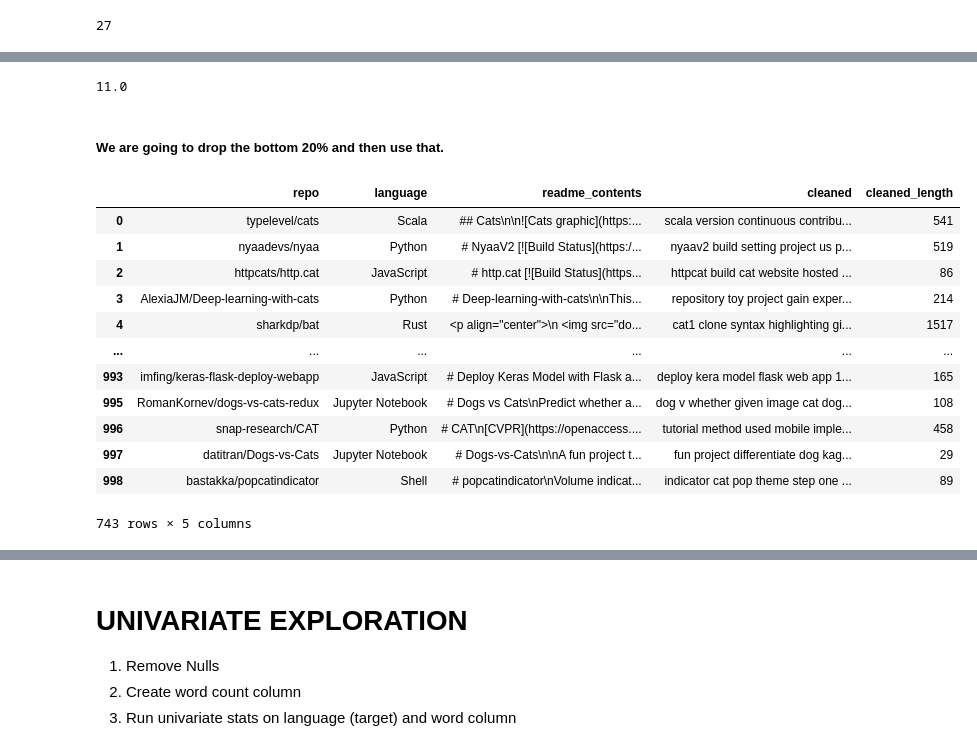
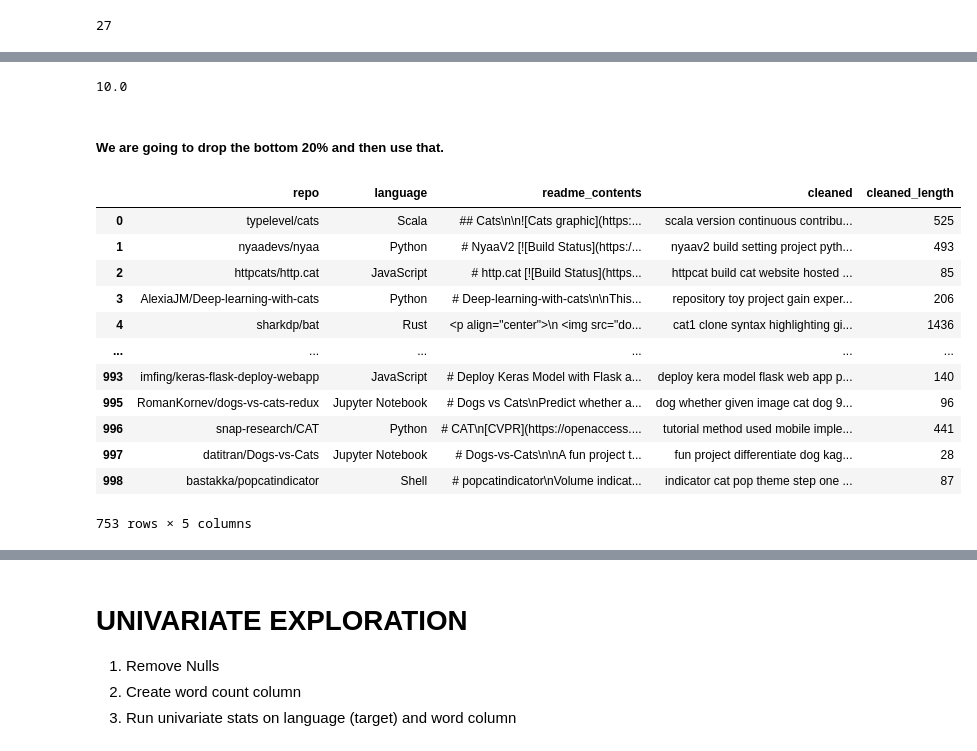
Before and after one commit to laskowski-maggard-miller/nlp_project, a Jupyter notebook: clean_workbook_rm.ipynb, the cells around one changed output, grey strips where cells are left out. Drawn from its saved outputs; the diff is of its cells as text; code cells hidden in the pictures.

```diff
--- a/clean_workbook_rm.ipynb
+++ b/clean_workbook_rm.ipynb
@@ -136,4 +210,4 @@ df
 # %% [markdown]
 ##### Step 3: Prepare!
 # %%
-df_cleaned = df_cleaner(df)
+df_cleaned = prepare.df_cleaner(df)
@@ -213,0 +270,2 @@ Remove nulls
+# %%
+df = df_cleaned_no_nulls.copy()
@@ -225,2 +315,2 @@ string_lengths.sort()
 # %%
-df_cleaned_no_nulls.cleaned.str.split(' ')
+df['cleaned_length'] = df.cleaned.str.split(' ').str.len()
@@ -314,27 +392,27 @@ df_cleaned_no_nulls[df_cleaned_no_nulls.repo == 'notwaldorf/cat-dns']
 # %%
 import numpy as np
-np.quantile(df_cleaned_no_nulls.cleaned_length, .20)
+np.quantile(df.cleaned_length, .20)
 # %% [output]
-11.0
+10.0
 # %% [markdown]
 ##### We are going to drop the bottom 20% and then use that.
 # %%
-df_working = df_cleaned_no_nulls[df_cleaned_no_nulls.cleaned_length > 11]
+df_working = df[df.cleaned_length > 9]
 df_working
 # %% [output]
 |  | repo | language | readme_contents | cleaned | cleaned_length |
-| 0 | typelevel/cats | Scala | ## Cats\n\n![Cats graphic](https:... | scala version continuous contribu... | 541 |
-| 1 | nyaadevs/nyaa | Python | # NyaaV2 [![Build Status](https:/... | nyaav2 build setting project us p... | 519 |
-| 2 | httpcats/http.cat | JavaScript | # http.cat [![Build Status](https... | httpcat build cat website hosted ... | 86 |
-| 3 | AlexiaJM/Deep-learning-with-cats | Python | # Deep-learning-with-cats\n\nThis... | repository toy project gain exper... | 214 |
-| 4 | sharkdp/bat | Rust | <p align="center">\n <img src="do... | cat1 clone syntax highlighting gi... | 1517 |
+| 0 | typelevel/cats | Scala | ## Cats\n\n![Cats graphic](https:... | scala version continuous contribu... | 525 |
+| 1 | nyaadevs/nyaa | Python | # NyaaV2 [![Build Status](https:/... | nyaav2 build setting project pyth... | 493 |
+| 2 | httpcats/http.cat | JavaScript | # http.cat [![Build Status](https... | httpcat build cat website hosted ... | 85 |
+| 3 | AlexiaJM/Deep-learning-with-cats | Python | # Deep-learning-with-cats\n\nThis... | repository toy project gain exper... | 206 |
+| 4 | sharkdp/bat | Rust | <p align="center">\n <img src="do... | cat1 clone syntax highlighting gi... | 1436 |
 | ... | ... | ... | ... | ... | ... |
-| 993 | imfing/keras-flask-deploy-webapp | JavaScript | # Deploy Keras Model with Flask a... | deploy kera model flask web app 1... | 165 |
-| 995 | RomanKornev/dogs-vs-cats-redux | Jupyter Notebook | # Dogs vs Cats\nPredict whether a... | dog v whether given image cat dog... | 108 |
-| 996 | snap-research/CAT | Python | # CAT\n[CVPR](https://openaccess.... | tutorial method used mobile imple... | 458 |
-| 997 | datitran/Dogs-vs-Cats | Jupyter Notebook | # Dogs-vs-Cats\n\nA fun project t... | fun project differentiate dog kag... | 29 |
-| 998 | bastakka/popcatindicator | Shell | # popcatindicator\nVolume indicat... | indicator cat pop theme step one ... | 89 |
+| 993 | imfing/keras-flask-deploy-webapp | JavaScript | # Deploy Keras Model with Flask a... | deploy kera model flask web app p... | 140 |
+| 995 | RomanKornev/dogs-vs-cats-redux | Jupyter Notebook | # Dogs vs Cats\nPredict whether a... | dog whether given image cat dog 9... | 96 |
+| 996 | snap-research/CAT | Python | # CAT\n[CVPR](https://openaccess.... | tutorial method used mobile imple... | 441 |
+| 997 | datitran/Dogs-vs-Cats | Jupyter Notebook | # Dogs-vs-Cats\n\nA fun project t... | fun project differentiate dog kag... | 28 |
+| 998 | bastakka/popcatindicator | Shell | # popcatindicator\nVolume indicat... | indicator cat pop theme step one ... | 87 |
-743 rows × 5 columns
+753 rows × 5 columns
 # %%
 df_working.cleaned_length.hist()
 # %% [output]
```
Also changed, not shown: parts of 76 cells of this notebook, 1 other file.
